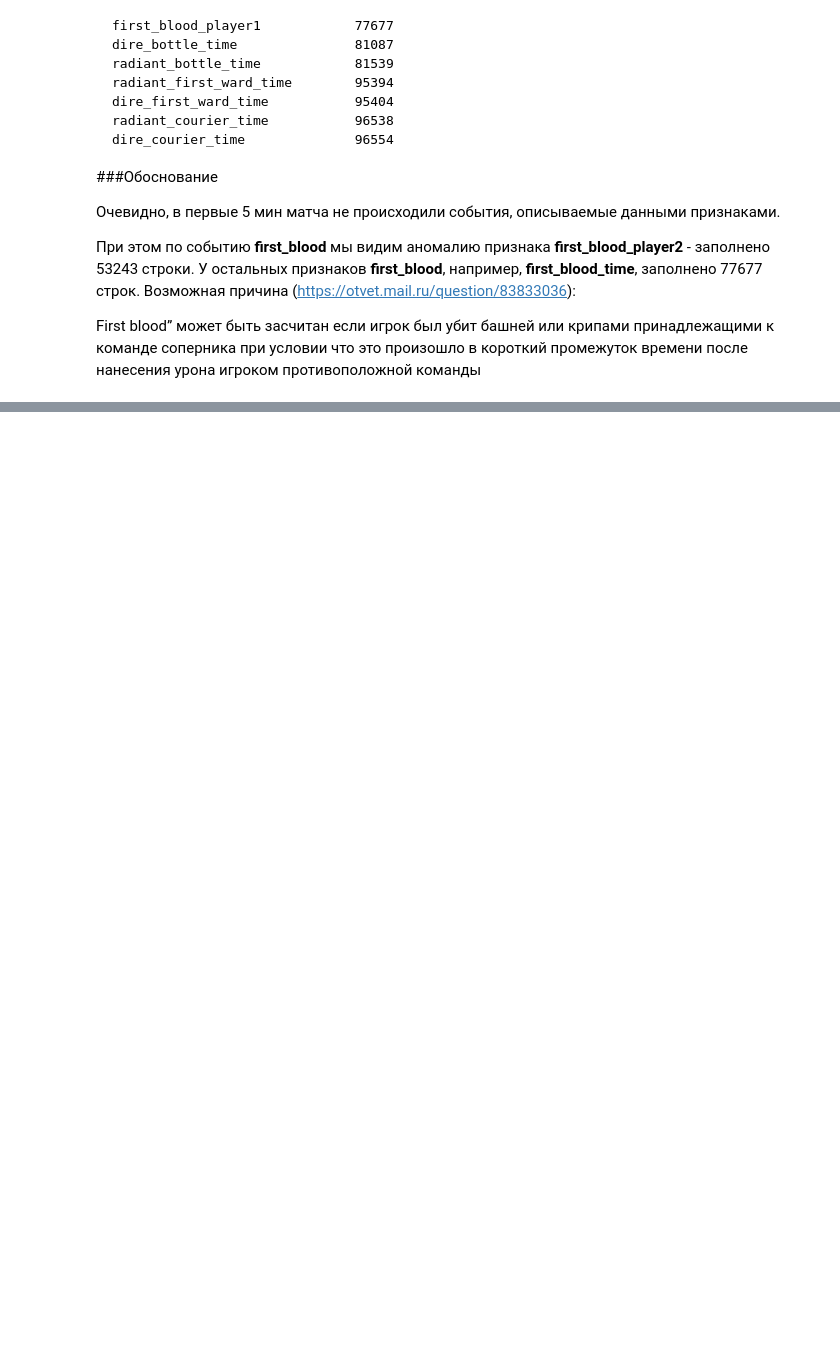
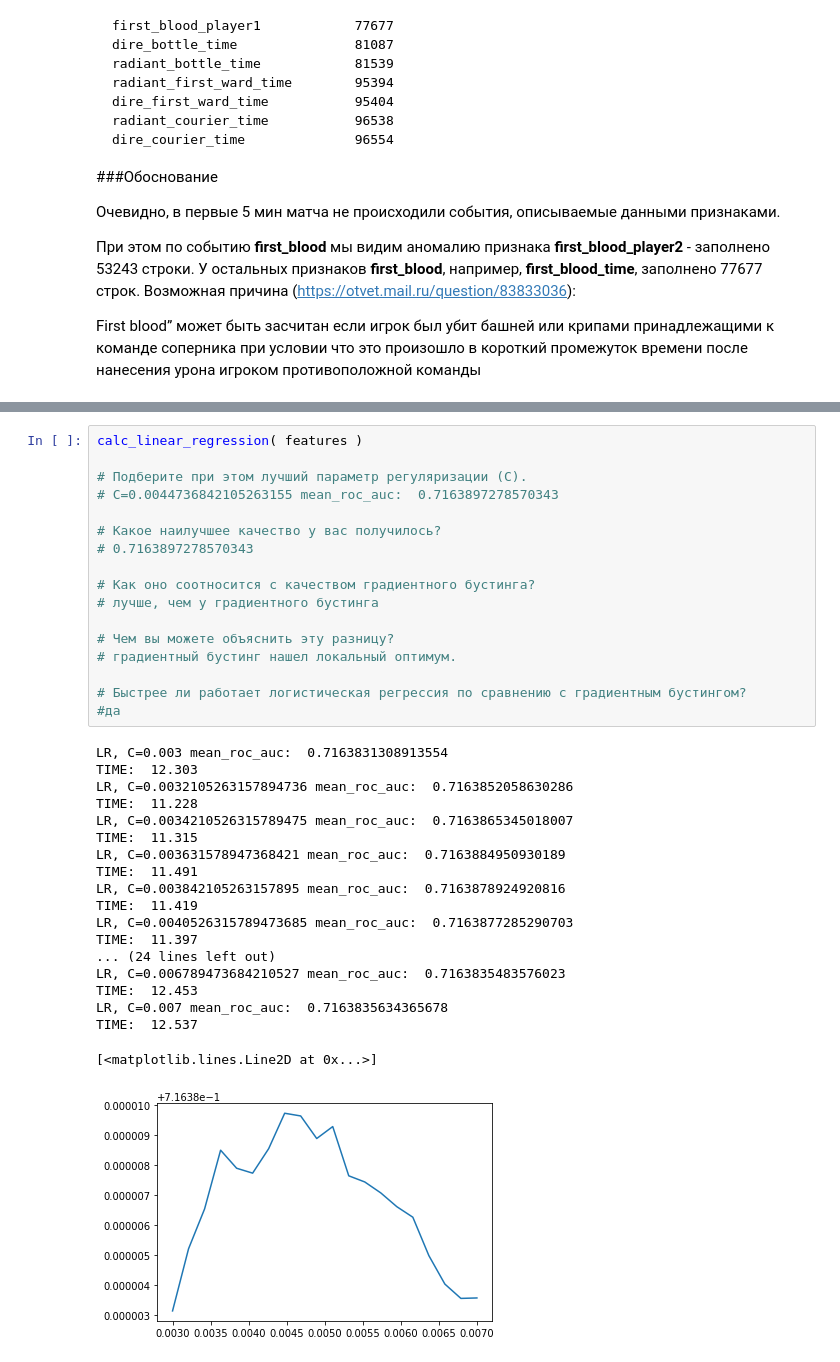
Before and after one commit to RomanShekhovtsov/ml-intro, a Jupyter notebook: 7 final/7_final.ipynb, the cells around one changed output, grey strips where cells are left out. Drawn from its saved outputs; the diff is of its cells as text; blank space fills up the shorter version.

```diff
--- a/7 final/7_final.ipynb
+++ b/7 final/7_final.ipynb
@@ -201,0 +254,37 @@ scaled_features = scaler.fit_transform( features )
+# %%
+calc_linear_regression( features )
+
+# Подберите при этом лучший параметр регуляризации (C).
+# C=0.0044736842105263155 mean_roc_auc:  0.7163897278570343
+
+# Какое наилучшее качество у вас получилось?
+# 0.7163897278570343
+
+# Как оно соотносится с качеством градиентного бустинга?
+# лучше, чем у градиентного бустинга
+
+# Чем вы можете объяснить эту разницу?
+# градиентный бустинг нашел локальный оптимум.
+
+# Быстрее ли работает логистическая регрессия по сравнению с градиентным бустингом?
+#да
+# %% [output]
+LR, C=0.003 mean_roc_auc:  0.7163831308913554
+TIME:  12.303
+LR, C=0.0032105263157894736 mean_roc_auc:  0.7163852058630286
+TIME:  11.228
+LR, C=0.0034210526315789475 mean_roc_auc:  0.7163865345018007
+TIME:  11.315
+LR, C=0.003631578947368421 mean_roc_auc:  0.7163884950930189
+TIME:  11.491
+LR, C=0.003842105263157895 mean_roc_auc:  0.7163878924920816
+TIME:  11.419
+LR, C=0.0040526315789473685 mean_roc_auc:  0.7163877285290703
+TIME:  11.397
+... (24 lines left out)
+LR, C=0.006789473684210527 mean_roc_auc:  0.7163835483576023
+TIME:  12.453
+LR, C=0.007 mean_roc_auc:  0.7163835634365678
+TIME:  12.537
+[<matplotlib.lines.Line2D at 0x...>]
+[figure, added]
```
Also changed, not shown: parts of 12 cells of this notebook.
